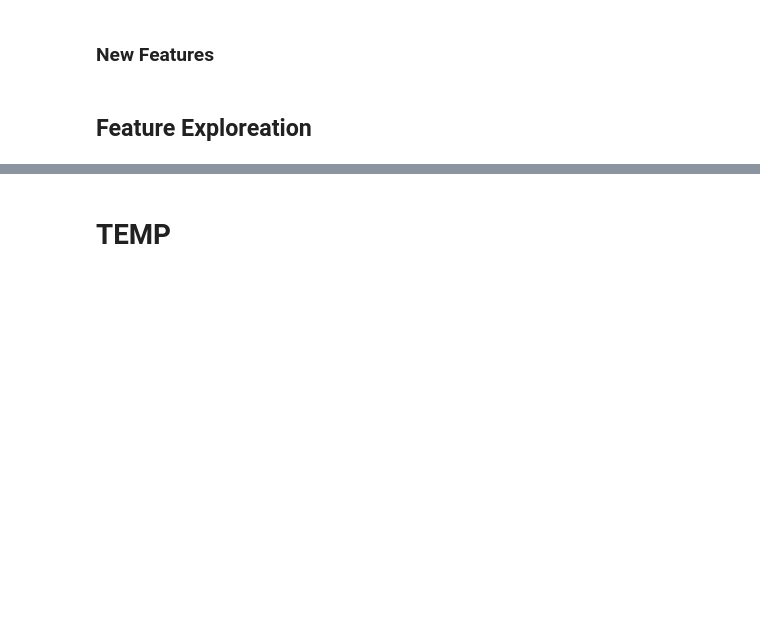
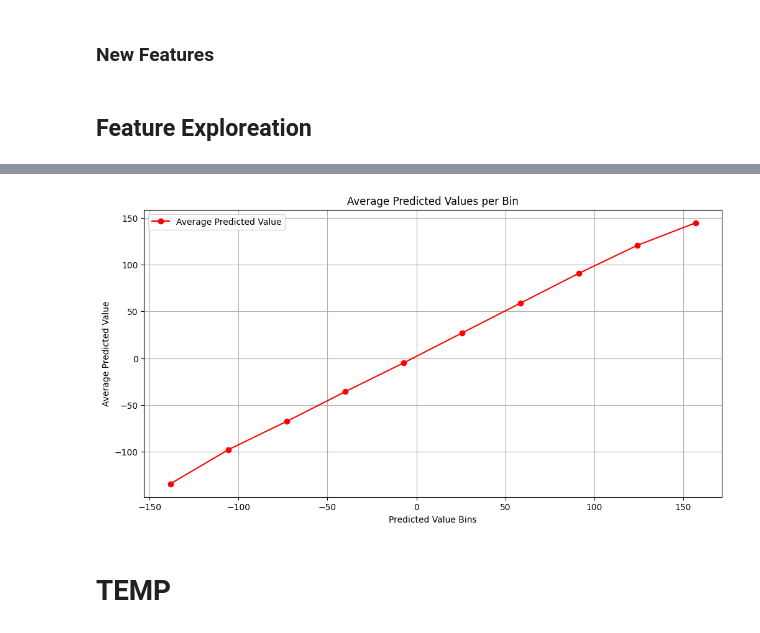
Before and after one commit to jerzybala/Ultra_PF_Smartphone, a Jupyter notebook: UPF_experiments_Feb2024.ipynb, the cells around one changed output, grey strips where cells are left out. Drawn from its saved outputs; the diff is of its cells as text; code cells hidden in the pictures; blank space fills up the shorter version.

```diff
--- a/UPF_experiments_Feb2024.ipynb
+++ b/UPF_experiments_Feb2024.ipynb
@@ -389,3 +672,31 @@ r2: 0.40346480687535413
+# %%
+import matplotlib.pyplot as plt
+import numpy as np
+
+def plot_line_graph_of_bin_averages(predictions, num_bins=10):
+    # Calculate histogram data to determine bin edges
+    _, bin_edges = np.histogram(predictions, bins=num_bins)
+    bin_centers = (bin_edges[:-1] + bin_edges[1:]) / 2
+
+    # Calculate the average prediction per bin
+    bin_averages = [np.mean(predictions[(predictions >= bin_edges[i]) & (predictions < bin_edges[i+1])]) for i in range(len(bin_centers))]
+
+    # Plot the line graph of averages
+    plt.figure(figsize=(12, 6))
+    plt.plot(bin_centers, bin_averages, 'o-', color='red', label='Average Predicted Value')
+
+    # Add labels and title
+    plt.title('Average Predicted Values per Bin')
+    plt.xlabel('Predicted Value Bins')
+    plt.ylabel('Average Predicted Value')
+    plt.legend()
+    plt.grid(True)
+    plt.show()
+# %%
+#Assuming 'predictions' is already defined
+plot_line_graph_of_bin_averages(predictions)
+# %% [output]
+[figure, added]
 # %% [markdown]
 # TEMP
 # %%
```
Also changed, not shown: parts of 26 cells of this notebook, 1 other file.
